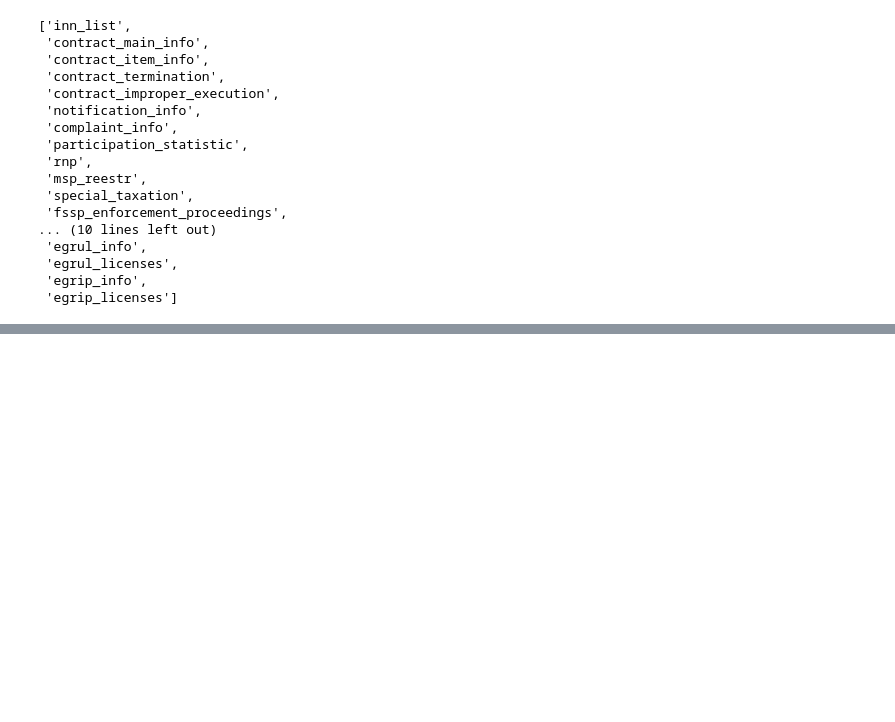
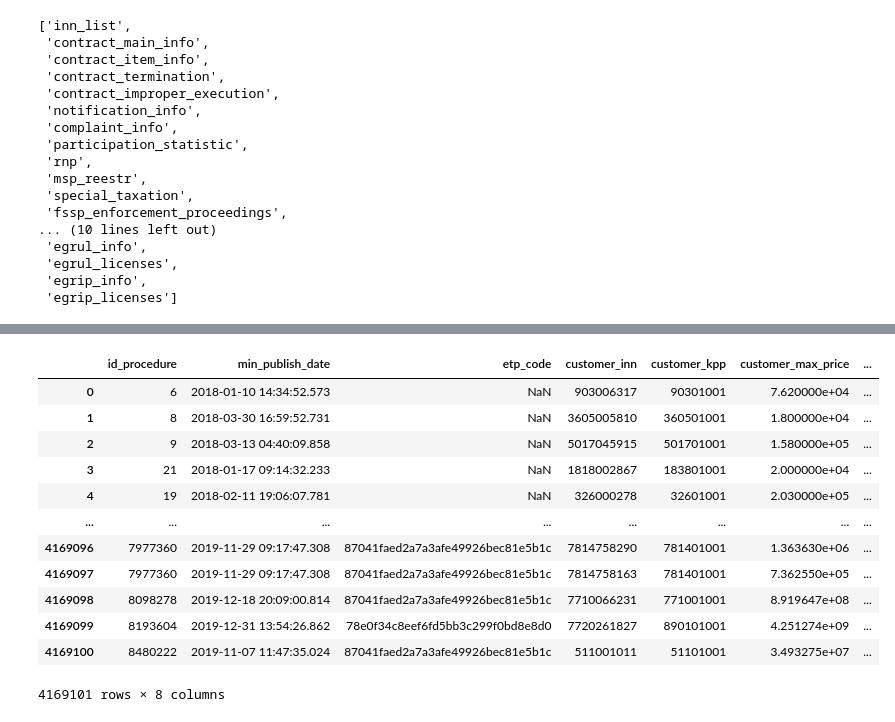
Before and after one commit to werserk/RLTHack, a Jupyter notebook: FirstLook.ipynb, the cells around one changed output, grey strips where cells are left out. Saved outputs shown, nothing was run; the diff lists cells and outputs as text; code cells hidden in the pictures; blank space fills up the shorter version.

```diff
--- a/FirstLook.ipynb
+++ b/FirstLook.ipynb
@@ -36,0 +142,16 @@ dict_keys(['inn_list', 'contract_main_info', 'contract_item_info', 'contract_ter
+# %%
+full_data.data['notification_info']
+# %% [output]
+|  | id_procedure | min_publish_date | etp_code | customer_inn | customer_kpp | customer_max_price | ... |
+| 0 | 6 | 2018-01-10 14:34:52.573 | NaN | 903006317 | 90301001 | 7.620000e+04 | ... |
+| 1 | 8 | 2018-03-30 16:59:52.731 | NaN | 3605005810 | 360501001 | 1.800000e+04 | ... |
+| 2 | 9 | 2018-03-13 04:40:09.858 | NaN | 5017045915 | 501701001 | 1.580000e+05 | ... |
+| 3 | 21 | 2018-01-17 09:14:32.233 | NaN | 1818002867 | 183801001 | 2.000000e+04 | ... |
+| 4 | 19 | 2018-02-11 19:06:07.781 | NaN | 326000278 | 32601001 | 2.030000e+05 | ... |
+| ... | ... | ... | ... | ... | ... | ... | ... |
+| 4169096 | 7977360 | 2019-11-29 09:17:47.308 | 87041faed2a7a3afe49926bec81e5b1c | 7814758290 | 781401001 | 1.363630e+06 | ... |
+| 4169097 | 7977360 | 2019-11-29 09:17:47.308 | 87041faed2a7a3afe49926bec81e5b1c | 7814758163 | 781401001 | 7.362550e+05 | ... |
+| 4169098 | 8098278 | 2019-12-18 20:09:00.814 | 87041faed2a7a3afe49926bec81e5b1c | 7710066231 | 771001001 | 8.919647e+08 | ... |
+| 4169099 | 8193604 | 2019-12-31 13:54:26.862 | 78e0f34c8eef6fd5bb3c299f0bd8e8d0 | 7720261827 | 890101001 | 4.251274e+09 | ... |
+| 4169100 | 8480222 | 2019-11-07 11:47:35.024 | 87041faed2a7a3afe49926bec81e5b1c | 511001011 | 51101001 | 3.493275e+07 | ... |
+4169101 rows × 8 columns
```
Also changed, not shown: parts of 28 cells of this notebook, 1 other file.
